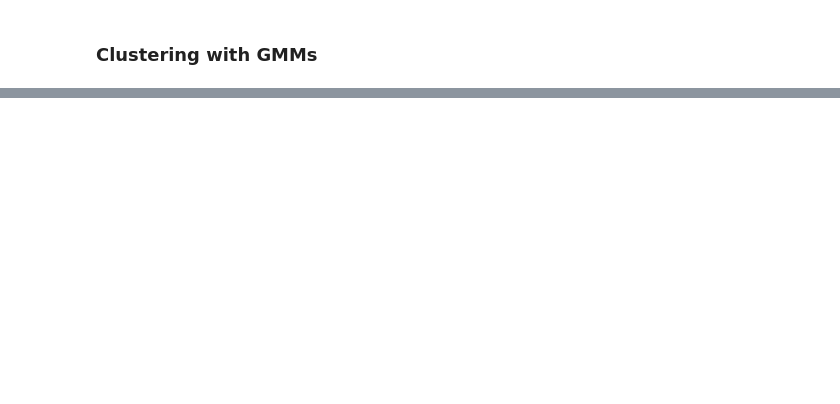
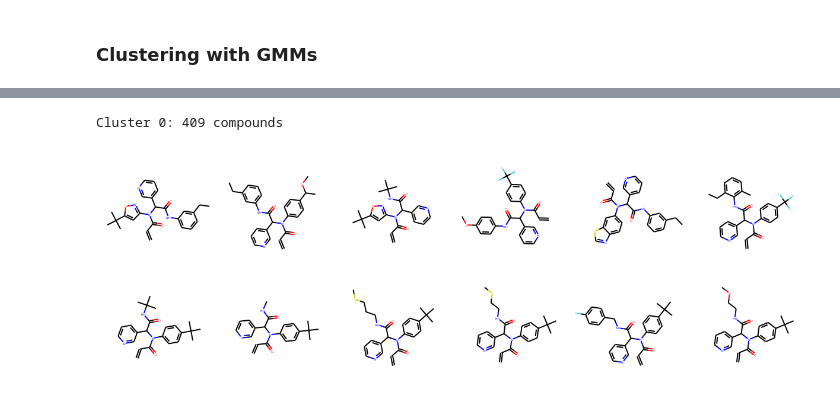
Before and after one commit to SABS-DataScienceForDrugDiscovery-9/COVID_moonshot_analysis, a Jupyter notebook: workflow_presentation.ipynb, the cells around one changed output, grey strips where cells are left out. Cells and saved outputs as stored; diff of their text form; code cells hidden in the pictures; blank space fills up the shorter version.

```diff
--- a/workflow_presentation.ipynb
+++ b/workflow_presentation.ipynb
@@ -502,0 +525,6 @@ Text(0.5, 1.0, 'Distribution of compounds across clusters')
+# %%
+print('Cluster '+ str(0)+': '+str(cluster_sizes[0])+' compounds')
+Chem.Draw.MolsToGridImage(cl[0][0:12],molsPerRow=6)
+# %% [output]
+Cluster 0: 409 compounds
+[figure, added]
```
Also changed, not shown: parts of 8 cells of this notebook.
